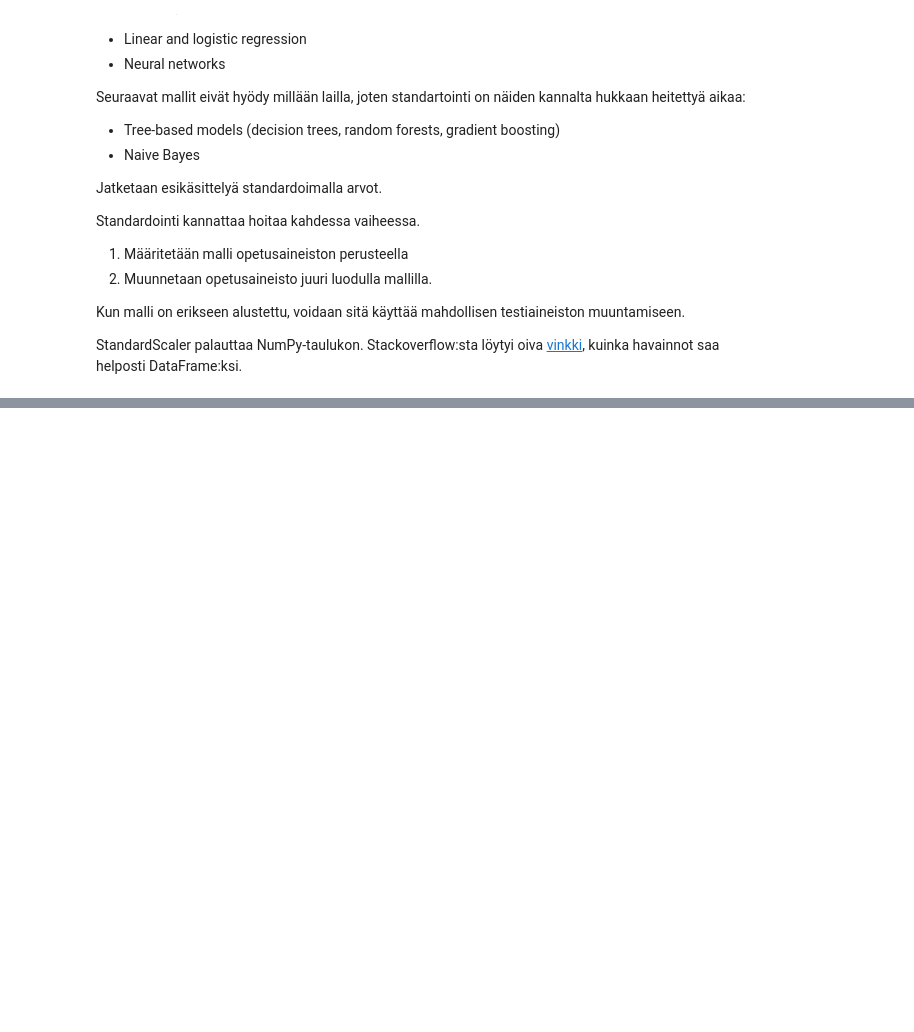
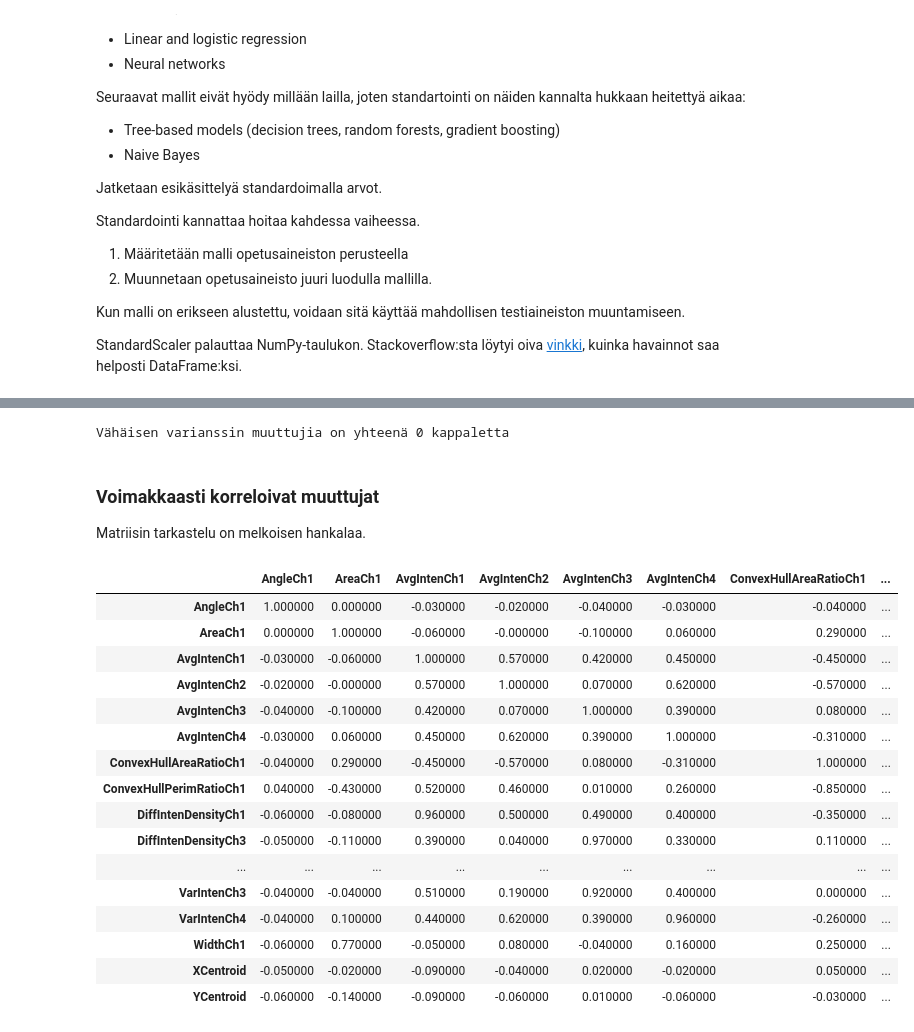
Before and after one commit to RaimoHaikari/data-analytiikka, a Jupyter notebook: applied-predictive-modelling/data-pre-processing.ipynb, the cells around one changed output, grey strips where cells are left out. Saved outputs shown, nothing was run; the diff lists cells and outputs as text; code cells hidden in the pictures; blank space fills up the shorter version.

```diff
--- a/applied-predictive-modelling/data-pre-processing.ipynb
+++ b/applied-predictive-modelling/data-pre-processing.ipynb
@@ -257,0 +315,55 @@ preProcessed.head()
+# %%
+def isNearZeroVariable(x):
+    _nOfItems = x.shape[0]  # 13
+    _valueCounts = x.value_counts()
+    _nOfDiscreteValues = _valueCounts.shape[0]
+
+    if _nOfDiscreteValues == 1:
+        return True
+
+    # Diskreettien muuttujien määrä suhteessa havaintojen määrään
+    _discreteRatio = _nOfDiscreteValues / _nOfItems
+
+    # Yleisimmän arvon esiintymiskerrat verrattuna toiseksi yleisimpään
+    _freqRatio = _valueCounts.values[0] / _valueCounts.values[1]
+
+    if _discreteRatio < PORTION_OF_DISCRETE_VALUES and _freqRatio > RATIO_MOST_FREQUENT_OVER_SECOND_FREQUENT:
+        return True
+
+    return False
+
+#preProcessed = pd.DataFrame(
+#    pca_data,
+#    columns = labels,
+#    index= preProcessed.index
+#)
+
+nzVariables = preProcessed.apply(lambda x: isNearZeroVariable(x))
+print(f'Vähäisen varianssin muuttujia on yhteenä {sum(nzVariables)} kappaletta')
+# %% [output]
+Vähäisen varianssin muuttujia on yhteenä 0 kappaletta
+# %% [markdown]
+### Voimakkaasti korreloivat muuttujat
+
+Matriisin tarkastelu on melkoisen hankalaa.
+# %%
+corr_mat = preProcessed.corr().round(2)
+corr_mat.style.background_gradient(cmap='coolwarm', axis=None).set_precision(6)
+# %% [output]
+|  | AngleCh1 | AreaCh1 | AvgIntenCh1 | AvgIntenCh2 | AvgIntenCh3 | AvgIntenCh4 | ConvexHullAreaRatioCh1 | ... |
+| AngleCh1 | 1.000000 | 0.000000 | -0.030000 | -0.020000 | -0.040000 | -0.030000 | -0.040000 | ... |
+| AreaCh1 | 0.000000 | 1.000000 | -0.060000 | -0.000000 | -0.100000 | 0.060000 | 0.290000 | ... |
+| AvgIntenCh1 | -0.030000 | -0.060000 | 1.000000 | 0.570000 | 0.420000 | 0.450000 | -0.450000 | ... |
+| AvgIntenCh2 | -0.020000 | -0.000000 | 0.570000 | 1.000000 | 0.070000 | 0.620000 | -0.570000 | ... |
+| AvgIntenCh3 | -0.040000 | -0.100000 | 0.420000 | 0.070000 | 1.000000 | 0.390000 | 0.080000 | ... |
+| AvgIntenCh4 | -0.030000 | 0.060000 | 0.450000 | 0.620000 | 0.390000 | 1.000000 | -0.310000 | ... |
+| ConvexHullAreaRatioCh1 | -0.040000 | 0.290000 | -0.450000 | -0.570000 | 0.080000 | -0.310000 | 1.000000 | ... |
+| ConvexHullPerimRatioCh1 | 0.040000 | -0.430000 | 0.520000 | 0.460000 | 0.010000 | 0.260000 | -0.850000 | ... |
+| DiffIntenDensityCh1 | -0.060000 | -0.080000 | 0.960000 | 0.500000 | 0.490000 | 0.400000 | -0.350000 | ... |
+| DiffIntenDensityCh3 | -0.050000 | -0.110000 | 0.390000 | 0.040000 | 0.970000 | 0.330000 | 0.110000 | ... |
+| ... | ... | ... | ... | ... | ... | ... | ... | ... |
+| VarIntenCh3 | -0.040000 | -0.040000 | 0.510000 | 0.190000 | 0.920000 | 0.400000 | 0.000000 | ... |
+| VarIntenCh4 | -0.040000 | 0.100000 | 0.440000 | 0.620000 | 0.390000 | 0.960000 | -0.260000 | ... |
+| WidthCh1 | -0.060000 | 0.770000 | -0.050000 | 0.080000 | -0.040000 | 0.160000 | 0.250000 | ... |
+| XCentroid | -0.050000 | -0.020000 | -0.090000 | -0.040000 | 0.020000 | -0.020000 | 0.050000 | ... |
+| YCentroid | -0.060000 | -0.140000 | -0.090000 | -0.060000 | 0.010000 | -0.060000 | -0.030000 | ... |
```
Also changed, not shown: parts of 15 cells of this notebook, 5 other files.
